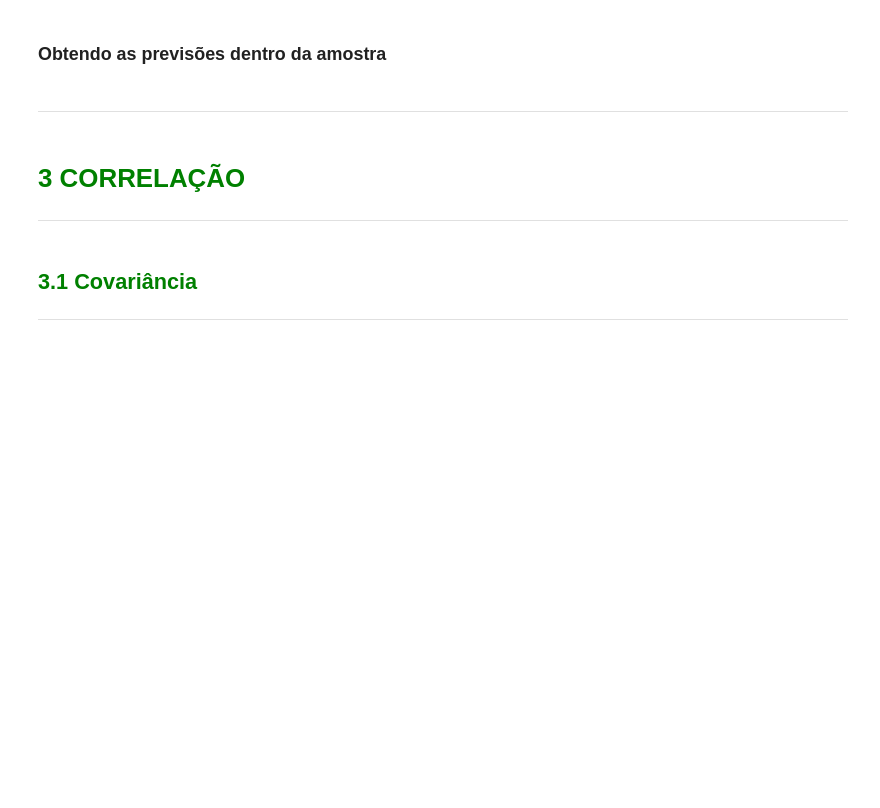
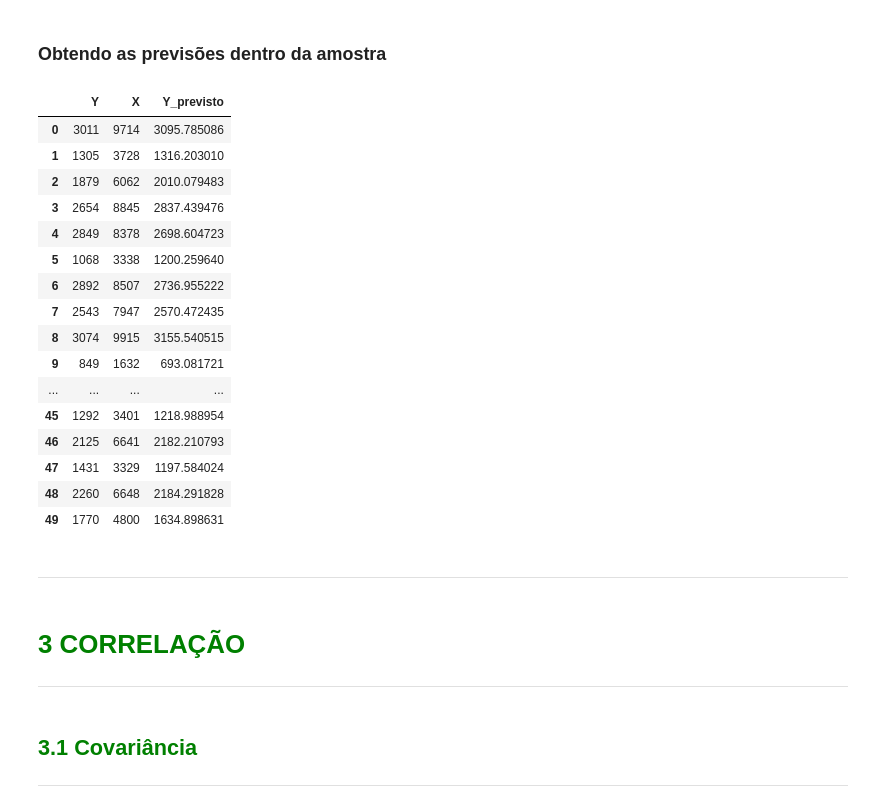
Before and after one commit to erikamarchi/estatistica-com-python-correlacao-e-regressao, a Jupyter notebook: Curso_de_Estatística_Parte_4.ipynb, the cells around one changed output. Cells and saved outputs as stored; diff of their text form; code cells hidden in the pictures; blank space fills up the shorter version.

```diff
--- a/Curso_de_Estatística_Parte_4.ipynb
+++ b/Curso_de_Estatística_Parte_4.ipynb
@@ -199,0 +261,3 @@ https://www.statsmodels.org/stable/regression.html
+# %%
+Y = dataset.Y
+X = sm.add_constant(dataset.X)
@@ -200,2 +282,4 @@ https://www.statsmodels.org/stable/regression.html
 # %% [markdown]
 ### Estimando o modelo
+# %%
+resultado_regressao = sm.OLS(Y, X).fit()
@@ -202,5 +306,26 @@ https://www.statsmodels.org/stable/regression.html
 # %% [markdown]
 ### Obtendo as previsões dentro da amostra
+# %%
+dataset['Y_previsto'] = resultado_regressao.predict()
+dataset
+# %% [output]
+|  | Y | X | Y_previsto |
+| 0 | 3011 | 9714 | 3095.785086 |
+| 1 | 1305 | 3728 | 1316.203010 |
+| 2 | 1879 | 6062 | 2010.079483 |
+| 3 | 2654 | 8845 | 2837.439476 |
+| 4 | 2849 | 8378 | 2698.604723 |
+| 5 | 1068 | 3338 | 1200.259640 |
+| 6 | 2892 | 8507 | 2736.955222 |
+| 7 | 2543 | 7947 | 2570.472435 |
+| 8 | 3074 | 9915 | 3155.540515 |
+| 9 | 849 | 1632 | 693.081721 |
+| ... | ... | ... | ... |
+| 45 | 1292 | 3401 | 1218.988954 |
+| 46 | 2125 | 6641 | 2182.210793 |
+| 47 | 1431 | 3329 | 1197.584024 |
+| 48 | 2260 | 6648 | 2184.291828 |
+| 49 | 1770 | 4800 | 1634.898631 |
 # %% [markdown]
 ---
 # %% [markdown]
```
Also changed, not shown: parts of 16 cells of this notebook.
